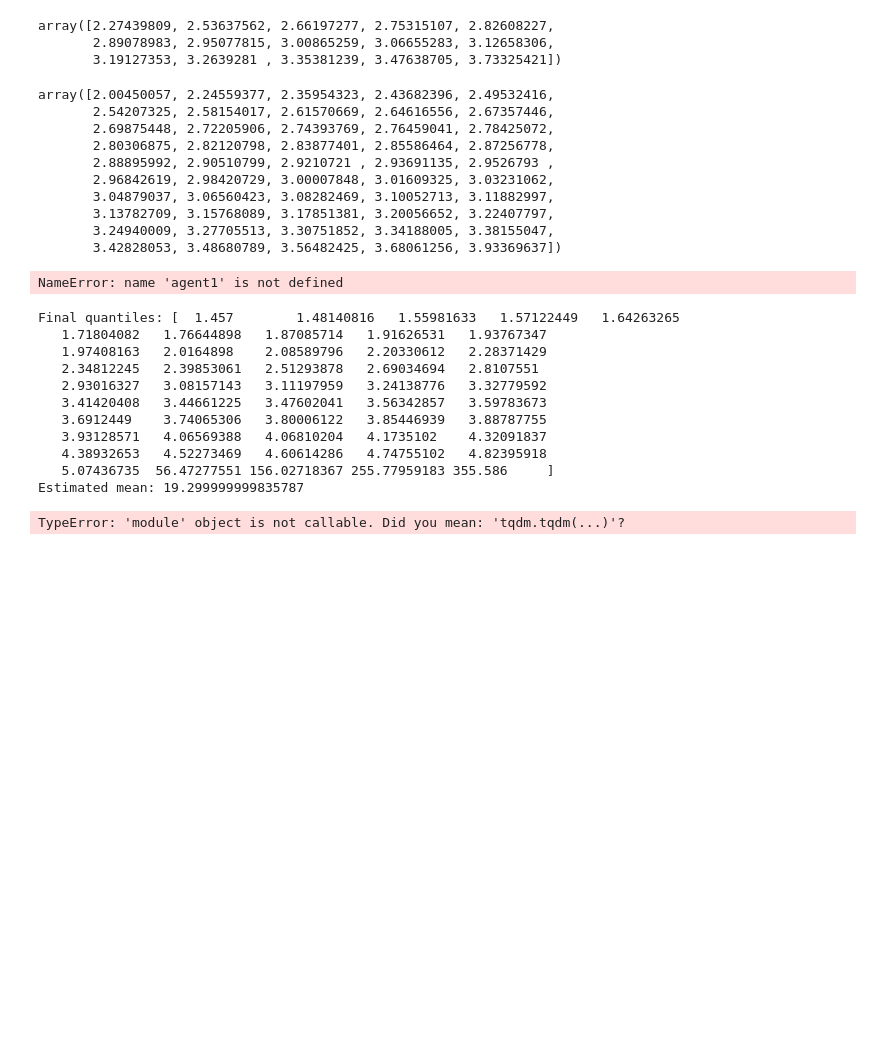
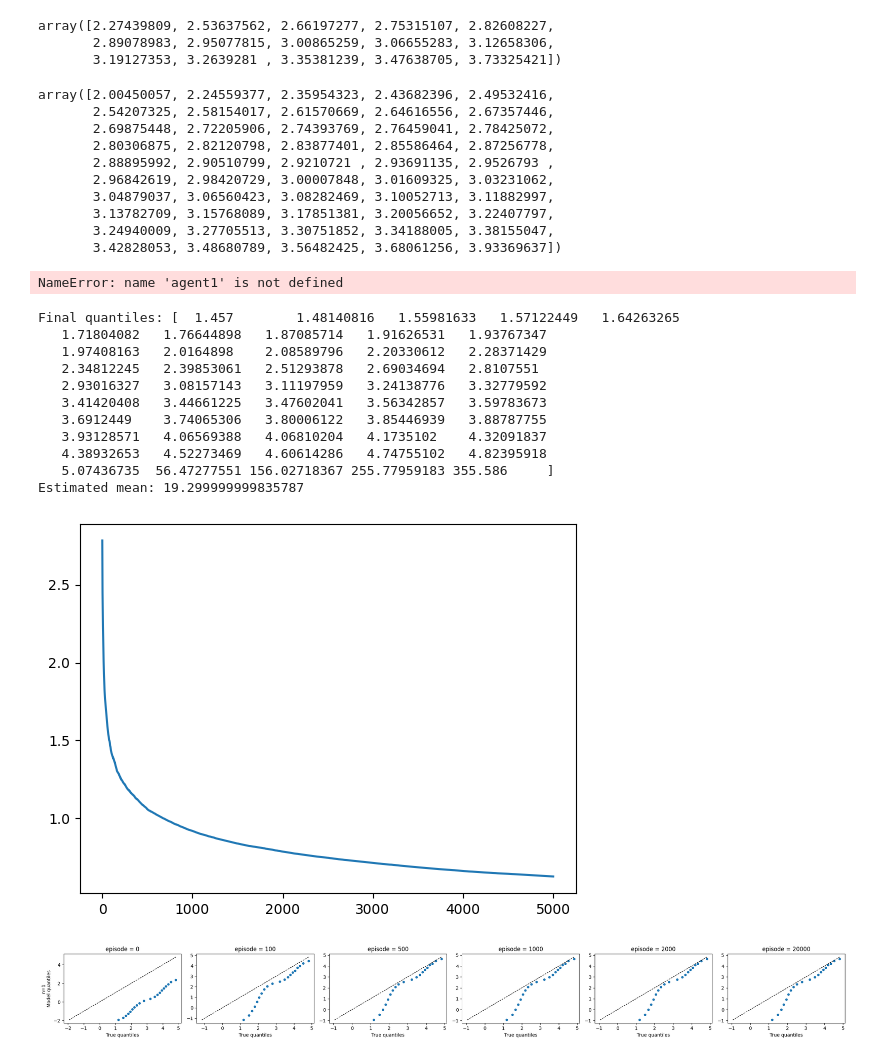
Before and after one commit to Isak-Petrin/distributional_RL_python, a Jupyter notebook: Welcome_to_Colab.ipynb, the cells around one changed output. Saved outputs shown, nothing was run; the diff lists cells and outputs as text; code cells hidden in the pictures; blank space fills up the shorter version.

```diff
--- a/Welcome_to_Colab.ipynb
+++ b/Welcome_to_Colab.ipynb
@@ -1609,10 +1609,41 @@ class QuantileEstimator:
         return np.mean(self.theta)
 
     def learn(self, Y, alpha):
-        lr = alpha * 1/ np.sqrt(self.steps +1) if self.anneal else alpha
+        lr = alpha / (1 + 1e-1 * self.steps) if self.anneal else alpha
         g = self.ddtheta(Y, self.theta)
         self.theta = self.theta - lr * g
         self.steps += 1
+
+    def huber_learn(self, y, alpha, kappa=1.0):
+        # learning rate
+        lr = alpha / (1 + 1e-1 * self.steps) if self.anneal else alpha
+
+        theta = self.theta
+        tau = self.tau_hat
+
+        # residuals (m,)
+        u = y - theta
+
+        # indicator 1{u < 0}
+        I = (u < 0).astype(float)
+
+        # Huber gradient dρ_κ/du
+        huber_grad = np.where(
+            np.abs(u) <= kappa,
+            u,
+            kappa * np.sign(u)
+        )
+
+        # quantile regression weights |τ - I|
+        w = np.abs(tau - I)
+
+        # final gradient
+        g = w * huber_grad
+
+        # update
+        self.theta = theta - lr * g
+        self.steps += 1
+
 
 
 
@@ -1679,9 +1710,9 @@ import matplotlib.pyplot as plt
 n = 3
 
 
-nn = [1,6,7]
+nn = [1]
 
-episodes = 20000
+episodes = 5000
 
 p = 0.9
 thetas = []
@@ -1793,31 +1824,32 @@ def plot_qq_grid(theta_dic, true_qs, checkpoints, n_values=None):
                 ep_idx = ep
 
             ax = axes[i, j]
 
             model_qs = np.array(theta_history[ep_idx])
 
             # QQ plot
             ax.scatter(true_qs, model_qs, s=18)
 
             # 45-degree line
             qmin = min(true_qs.min(), model_qs.min())
             qmax = max(true_qs.max(), model_qs.max())
             ax.plot([qmin, qmax], [qmin, qmax], 'k--', linewidth=1)
 
             # Labels for first column and bottom row
             if j == 0:
                 ax.set_ylabel(f"n={n}\nModel quantiles")
 
             if i == num_n - 1:
                 ax.set_xlabel("True quantiles")
 
             ax.set_title(f"episode = {ep}")
 
     plt.tight_layout()
     plt.show()
 checkpoints = [0, 100, 500, 1000, 2000, 20000]
 true_qs = qs  # from your mixture model
 
 plot_qq_grid(theta_dic, true_qs, checkpoints)
 # %% [output]
-TypeError: 'module' object is not callable. Did you mean: 'tqdm.tqdm(...)'?
+[figure, added]
+[figure, added]
```
